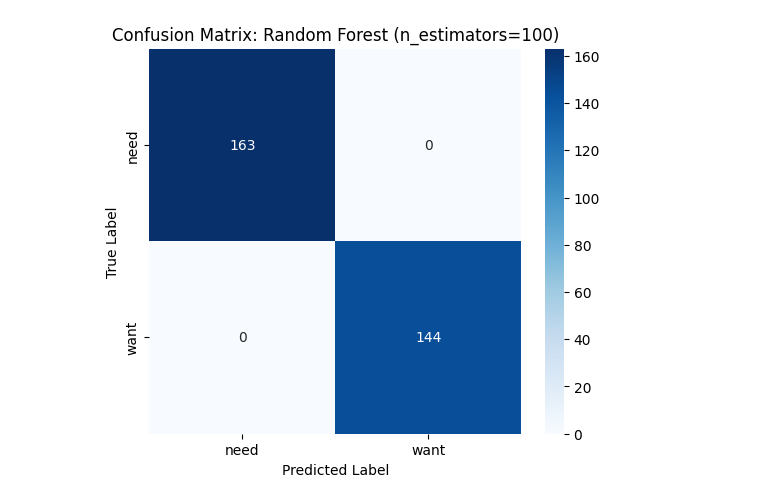
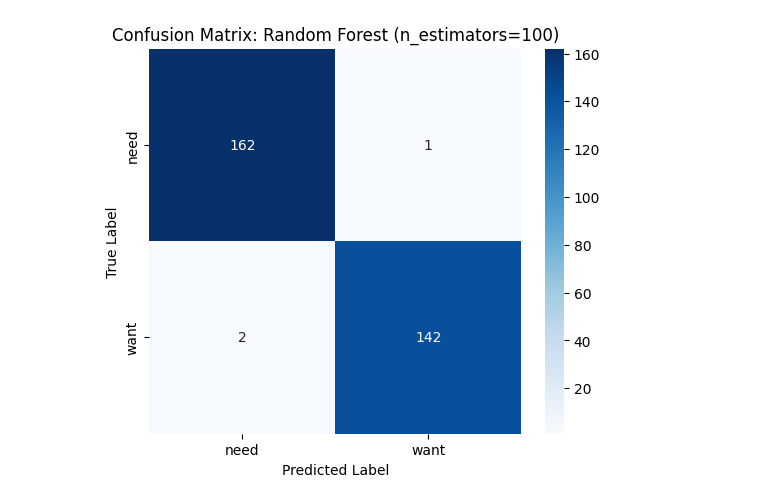
Before and after one commit to juandiazx/hackupc-2025, a Jupyter notebook: backend/ml-models/expenses_classifier/expenses_classifier.ipynb, the cells around one changed output. Saved outputs shown, nothing was run; the diff lists cells and outputs as text; code cells hidden in the pictures.

```diff
--- a/backend/ml-models/expenses_classifier/expenses_classifier.ipynb
+++ b/backend/ml-models/expenses_classifier/expenses_classifier.ipynb
@@ -16,7 +16,7 @@ import matplotlib.pyplot as plt
 import warnings
 import joblib
 
-df_expenses = pd.read_csv("datasets/simulated_expenses.csv")
+df_expenses = pd.read_csv("datasets/training_expenses.csv")
 
 # --- Preprocessing Function (Adapted for Expenses) ---
 def preprocess_expense_df(df, feature_cols, target_col="expense_type", normalize=False):
@@ -103,55 +103,29 @@ def preprocess_expense_df(df, feature_cols, target_col="expense_type", normalize
             feature_map[col] = col + '_enc'
     # Note: 'amount' remains 'amount' unless specific transformation is needed
 
-    # Build the final list of column names for X
+    # Build X cols
     X_cols_final = []
     for col in feature_cols:
-        # Ensure numerical columns are numeric
-        if col not in feature_map and col != target_col:
-             if not pd.api.types.is_numeric_dtype(df[col]):
-                 # Attempt conversion, coercing errors to NaN
-                 df[col] = pd.to_numeric(df[col], errors='coerce')
-
-        # Add the transformed or original column name to the final list
         if col in feature_map:
             X_cols_final.append(feature_map[col])
-        elif col != target_col: # Exclude the original target column
+        else:
+            # ensure numeric
+            df[col] = pd.to_numeric(df[col], errors='coerce')
             X_cols_final.append(col)
 
-    # Ensure all columns in X_cols_final actually exist in the df after processing
-    X_cols_final = [col for col in X_cols_final if col in df.columns]
+    # Drop any NaNs
+    df.dropna(subset=X_cols_final + [target_col + '_enc'], inplace=True)
 
-    # --- Data Cleaning (NaN removal) ---
-    y_col_encoded = target_col + '_enc'
-    columns_for_nan_check = X_cols_final + [y_col_encoded]
+    X = df[X_cols_final].values
+    y = df[target_col + '_enc'].values
 
-    # Drop rows with NaNs in any of the selected feature columns OR the encoded target
-    original_rows = df.shape[0]
-    df.dropna(subset=columns_for_nan_check, inplace=True)
-    print(f"Removed {original_rows - df.shape[0]} rows due to NaN values.")
+    # Optional scaling
+    if normalize and X.size > 0:
+        scaler = StandardScaler()
+        X = scaler.fit_transform(X)
 
-    if df.shape[0] == 0:
-        warnings.warn("No data remaining after NaN removal. Check input data and feature selection.")
-        # Return empty arrays matching expected structure
-        return np.array([]).reshape(0, len(X_cols_final)), np.array([]), le_target, X_cols_final, scaler
-
-    # Select final X and y
-    X = df[X_cols_final].values
-    y = df[y_col_encoded].values
-
-
-    # --- Normalization (Optional) ---
-    if normalize:
-        print("Applying StandardScaler to features.")
-        # Check if X is not empty before scaling
-        if X.shape[0] > 0 and X.shape[1] > 0 :
-            scaler = StandardScaler()
-            X = scaler.fit_transform(X)
-        else:
-             warnings.warn("Skipping normalization because the feature matrix X is empty.")
-
-
-    return X, y, le_target, X_cols_final, scaler
+    # **NOW RETURN `encoders`** so we can save them
+    return X, y, le_target, X_cols_final, scaler, encoders
 
 # --- Model Evaluation Function (Mostly Unchanged) ---
 def evaluate_model(X, y, model, cv_folds=None):
@@ -249,7 +223,7 @@ try:
     # --- Preprocessing ---
     # Set normalize=True to scale features, which is often good for KNN
     print("\n--- Preprocessing Data (with Normalization) ---")
-    X_processed, y_processed, label_encoder_target, final_features, scaler_obj = preprocess_expense_df(
+    X_processed, y_processed, label_encoder_target, final_features, scaler_obj, cat_encoders = preprocess_expense_df(
         df_expenses,
         feature_cols=feature_columns,
         target_col=target_variable,
@@ -298,10 +272,10 @@ try:
         # to visualize its confusion matrix.
         best_model_name = max(cv_results, key=cv_results.get) if cv_results else "KNN (k=3)" # Fallback to KNN
         print(f"\n--- Evaluating '{best_model_name}' on a single Train/Test Split (for Confusion Matrix) ---")
-        model_for_cm = models_to_evaluate[best_model_name]
+        best_model = models_to_evaluate[best_model_name]
 
         # Use evaluate_model without cv_folds to get the confusion matrix
-        eval_results = evaluate_model(X_processed, y_processed, model_for_cm, cv_folds=None)
+        eval_results = evaluate_model(X_processed, y_processed, best_model, cv_folds=None)
 
         if eval_results and not any(np.isnan(x) for x in eval_results[:3]): # Check if results are valid
             acc_split, prec_split, rec_split, cm_split = eval_results
@@ -312,23 +286,26 @@ try:
 
         # --- Exporting the Trained Model, Scaler, and Label Encoder ---
         print("\n--- Exporting Model Assets ---")
-        model_filename = "expense_classifier_model.joblib"
-        scaler_filename = "expense_scaler.joblib"
-        encoder_filename = "expense_label_encoder.joblib"
 
         try:
             # Save the trained model
-            joblib.dump(model_for_cm, model_filename)
-            print(f"Model saved to {model_filename}")
+            joblib.dump(best_model, "expense_classifier_model.joblib")
+            if scaler_obj is not None:
+                joblib.dump(scaler_obj, "expense_scaler.joblib")
 
-            # Save the scaler if it was used
-            if scaler_obj:
-                joblib.dump(scaler_obj, scaler_filename)
-                print(f"Scaler saved to {scaler_filename}")
+            # Save the target encoder
+            joblib.dump(label_encoder_target, "expense_target_label_encoder.joblib")
 
-            # Save the target label encoder
-            joblib.dump(label_encoder_target, encoder_filename)
-            print(f"Label Encoder saved to {encoder_filename}")
+            # Save each categorical encoder separately
+            joblib.dump(cat_encoders['category'], "expense_category_label_encoder.joblib")
+            joblib.dump(cat_encoders['description/merchant'], "expense_merchant_label_encoder.joblib")
+
+            print("All artifacts saved:")
+            print(" - expense_classifier_model.joblib")
+            print(" - expense_scaler.joblib")
+            print(" - expense_target_label_encoder.joblib")
+            print(" - expense_category_label_encoder.joblib")
+            print(" - expense_merchant_label_encoder.joblib")
 
         except Exception as e:
              print(f"Error saving model assets: {e}")
@@ -363,2 +340,2 @@ Results (80/20 Split): Accuracy=1.0000, Precision=1.0000, Recall=1.0000
-[figure, old version]
+[figure, new version]
 --- Exporting Model Assets ---
```
Also changed, not shown: parts of 1 cell of this notebook.
